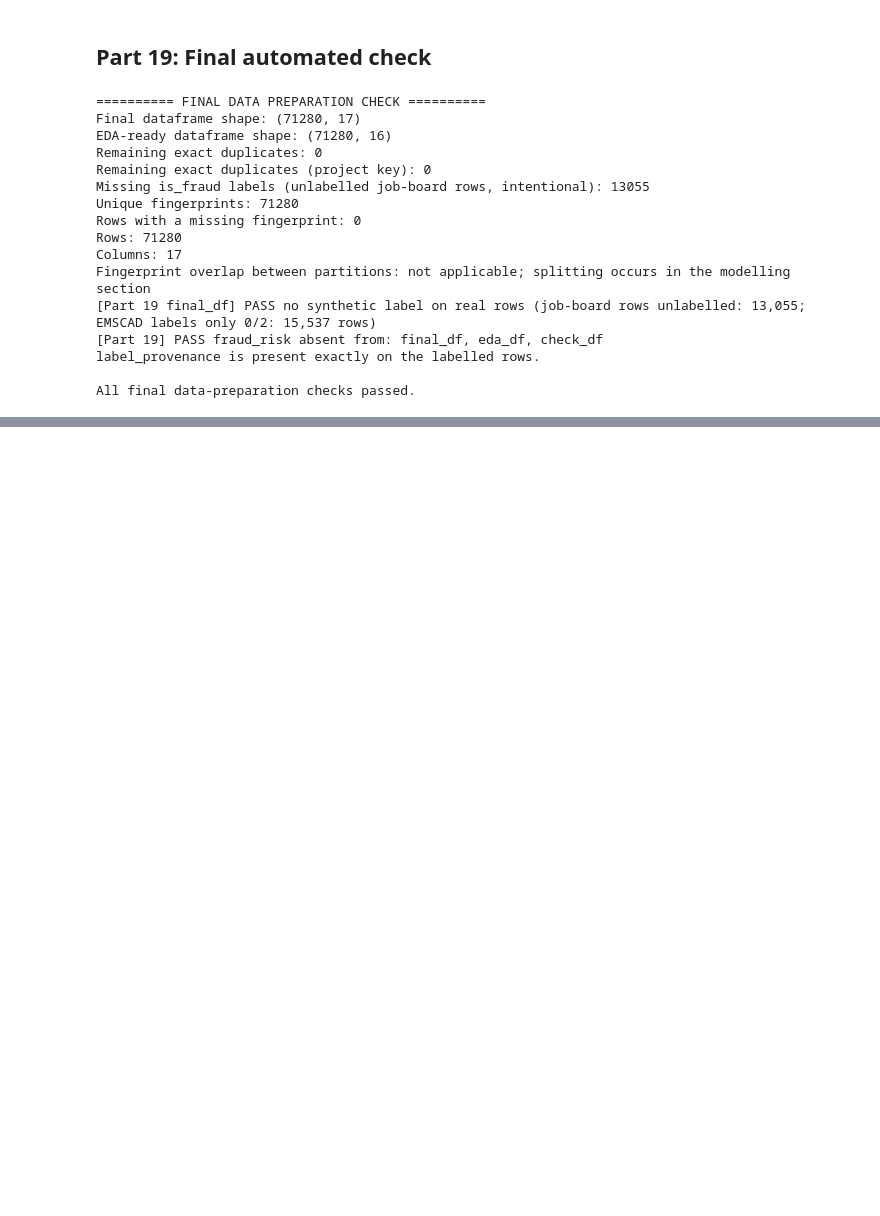
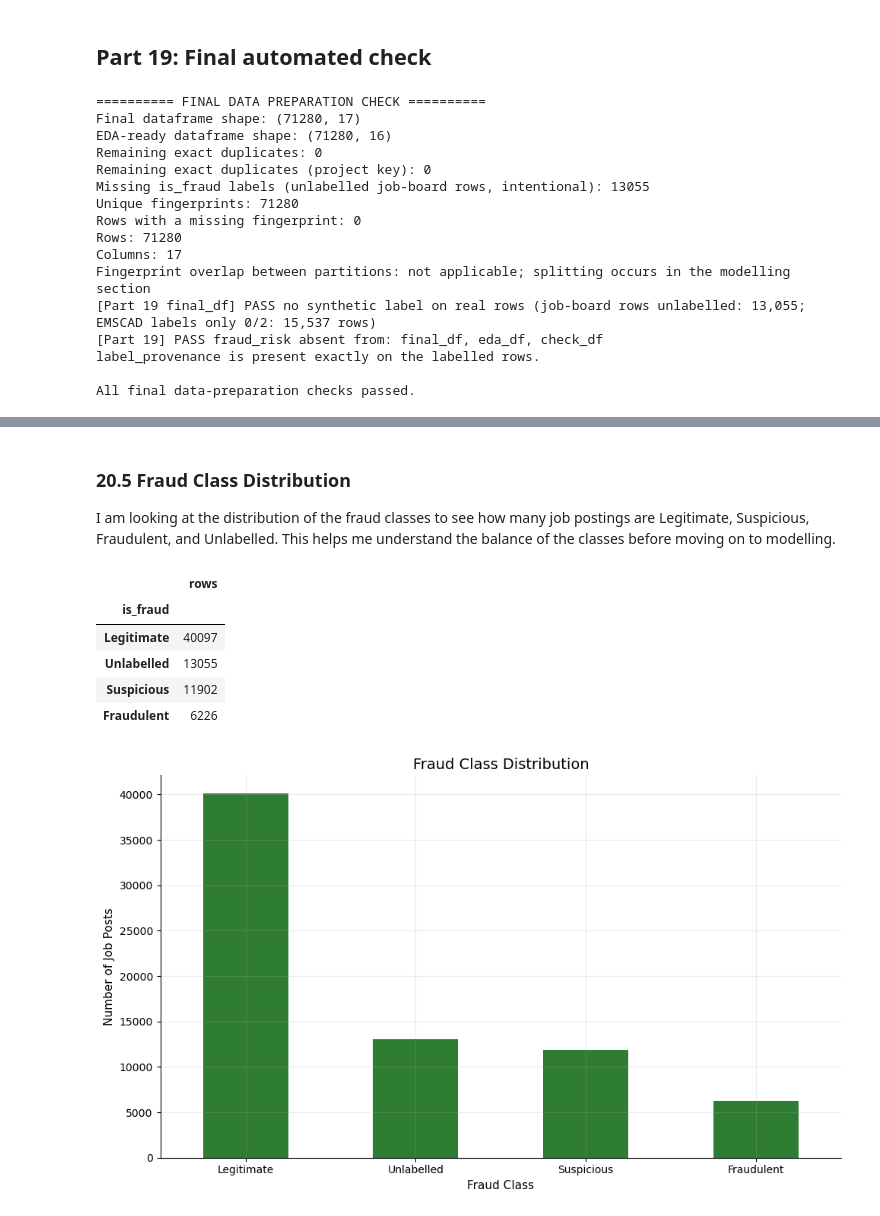
Before and after one commit to group2DS/job-scam-detection, a Jupyter notebook: notebooks/02_job_scam_detection.ipynb, the cells around one changed output, grey strips where cells are left out. Saved outputs shown, nothing was run; the diff lists cells and outputs as text; code cells hidden in the pictures; blank space fills up the shorter version.

```diff
--- a/notebooks/02_job_scam_detection.ipynb
+++ b/notebooks/02_job_scam_detection.ipynb
@@ -1626,0 +1769,26 @@ All final data-preparation checks passed.
+# %% [markdown]
+### 20.5 Fraud Class Distribution
+
+I am looking at the distribution of the fraud classes to see how many job postings are Legitimate, Suspicious, Fraudulent, and Unlabelled. This helps me understand the balance of the classes before moving on to modelling.
+# %%
+# Create readable labels without changing is_fraud
+label_view = eda_df["is_fraud"].map(class_names).fillna("Unlabelled")
+label_counts = label_view.value_counts()
+
+display(label_counts.to_frame("rows"))
+
+label_counts.plot(kind="bar")
+plt.title("Fraud Class Distribution")
+plt.xlabel("Fraud Class")
+plt.ylabel("Number of Job Posts")
+plt.xticks(rotation=0)
+plt.tight_layout()
+plt.show()
+# %% [output]
+|  | rows |
+| is_fraud |  |
+| Legitimate | 40097 |
+| Unlabelled | 13055 |
+| Suspicious | 11902 |
+| Fraudulent | 6226 |
+[figure, added]
```
Also changed, not shown: parts of 63 cells of this notebook.
